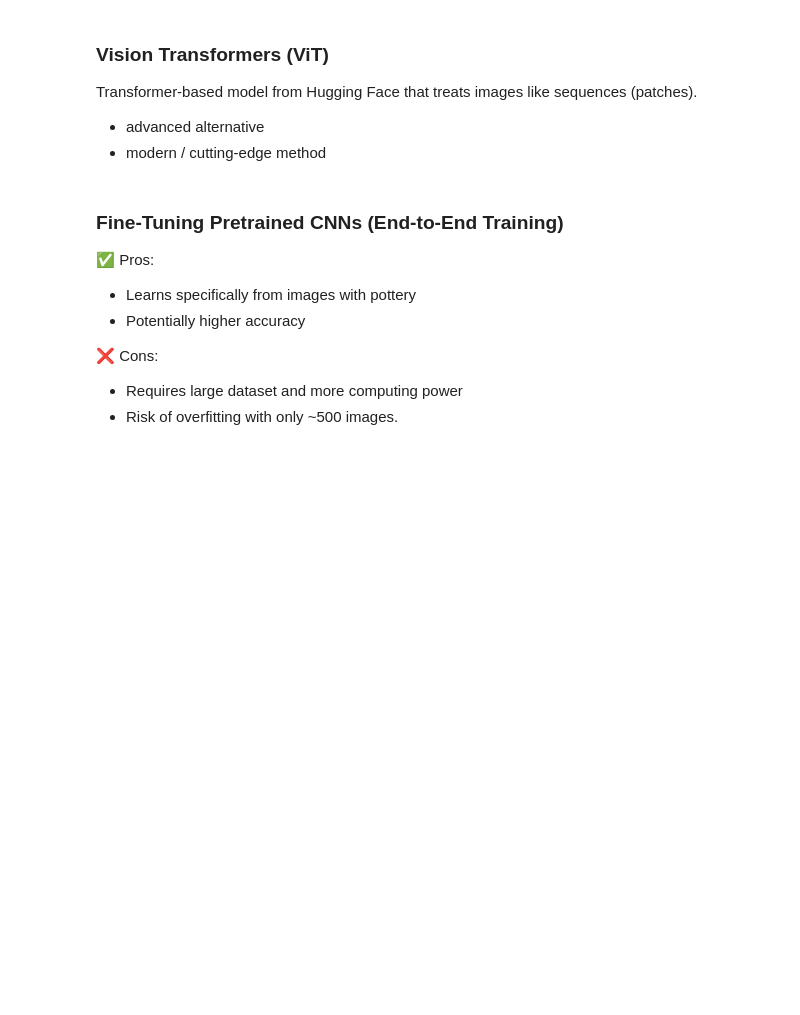
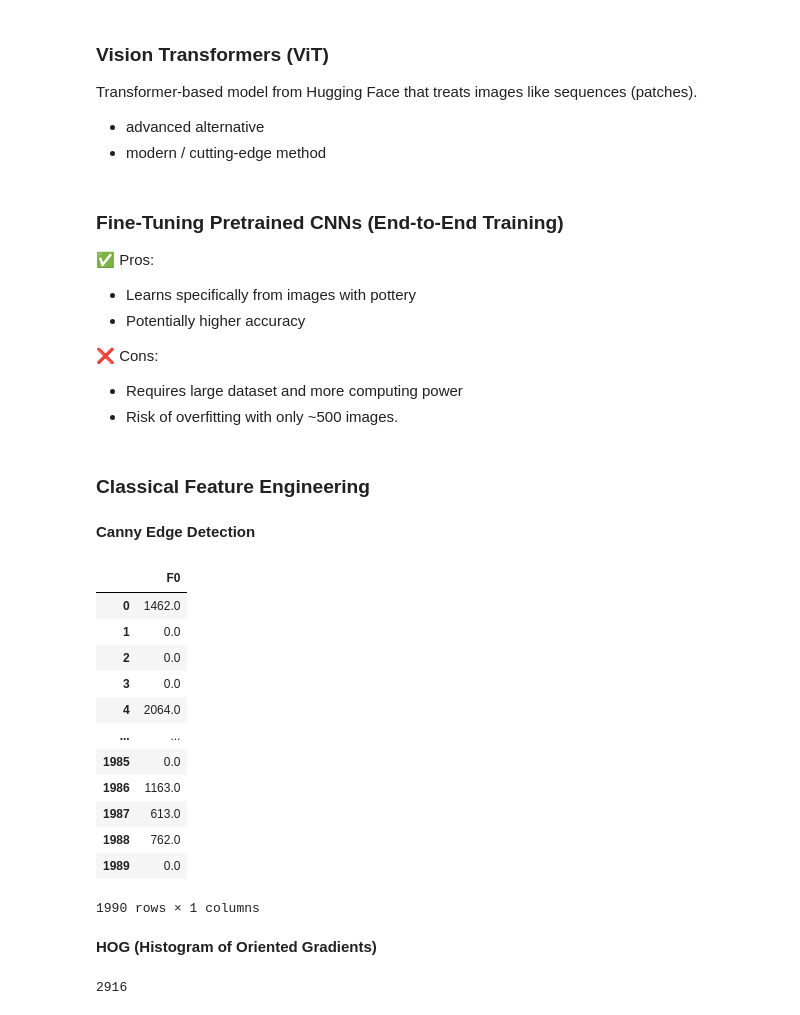
Before and after one commit to dimitris-kr/AgoraPottery, a Jupyter notebook: agora12_feature_extraction.ipynb, the cells around one changed output. Saved outputs shown, nothing was run; the diff lists cells and outputs as text; code cells hidden in the pictures; blank space fills up the shorter version.

```diff
--- a/agora12_feature_extraction.ipynb
+++ b/agora12_feature_extraction.ipynb
@@ -325,3 +334,5 @@ Transformer-based model from Hugging Face that treats images like sequences (pat
 ❌ Cons:
 - Requires large dataset and more computing power
 - Risk of overfitting with only ~500 images.
+# %% [markdown]
+### Classical Feature Engineering
@@ -327,0 +351,47 @@ Transformer-based model from Hugging Face that treats images like sequences (pat
+# %% [markdown]
+**Canny Edge Detection**
+# %%
+def extract_canny_features(image_filename):
+    image = cv_read(image_filename)
+    if image is None:
+        return 0.0
+
+    image = cv2.resize(image, (128, 128))
+    edges = cv2.Canny(image, threshold1=100, threshold2=200)
+    canny_sum = np.sum(edges) / 255.0  # Edge density
+
+    return canny_sum
+# %%
+canny_features = data["ImageFilename"].apply(extract_canny_features).tolist()
+canny_features = pd.DataFrame({"F0": canny_features})
+canny_features
+# %% [output]
+|  | F0 |
+| 0 | 1462.0 |
+| 1 | 0.0 |
+| 2 | 0.0 |
+| 3 | 0.0 |
+| 4 | 2064.0 |
+| ... | ... |
+| 1985 | 0.0 |
+| 1986 | 1163.0 |
+| 1987 | 613.0 |
+| 1988 | 762.0 |
+| 1989 | 0.0 |
+1990 rows × 1 columns
+# %% [markdown]
+**HOG (Histogram of Oriented Gradients)**
+# %%
+resize_dim = (128, 128)
+orientations=9
+pixels_per_cell=(12, 12)
+cells_per_block=(2, 2)
+
+hog_len = ((resize_dim[0] // pixels_per_cell[0] - 1) *
+           (resize_dim[1] // pixels_per_cell[1] - 1) *
+           cells_per_block[0] * cells_per_block[1] *
+           orientations)
+
+hog_len
+# %% [output]
+2916
```
Also changed, not shown: parts of 13 cells of this notebook.
